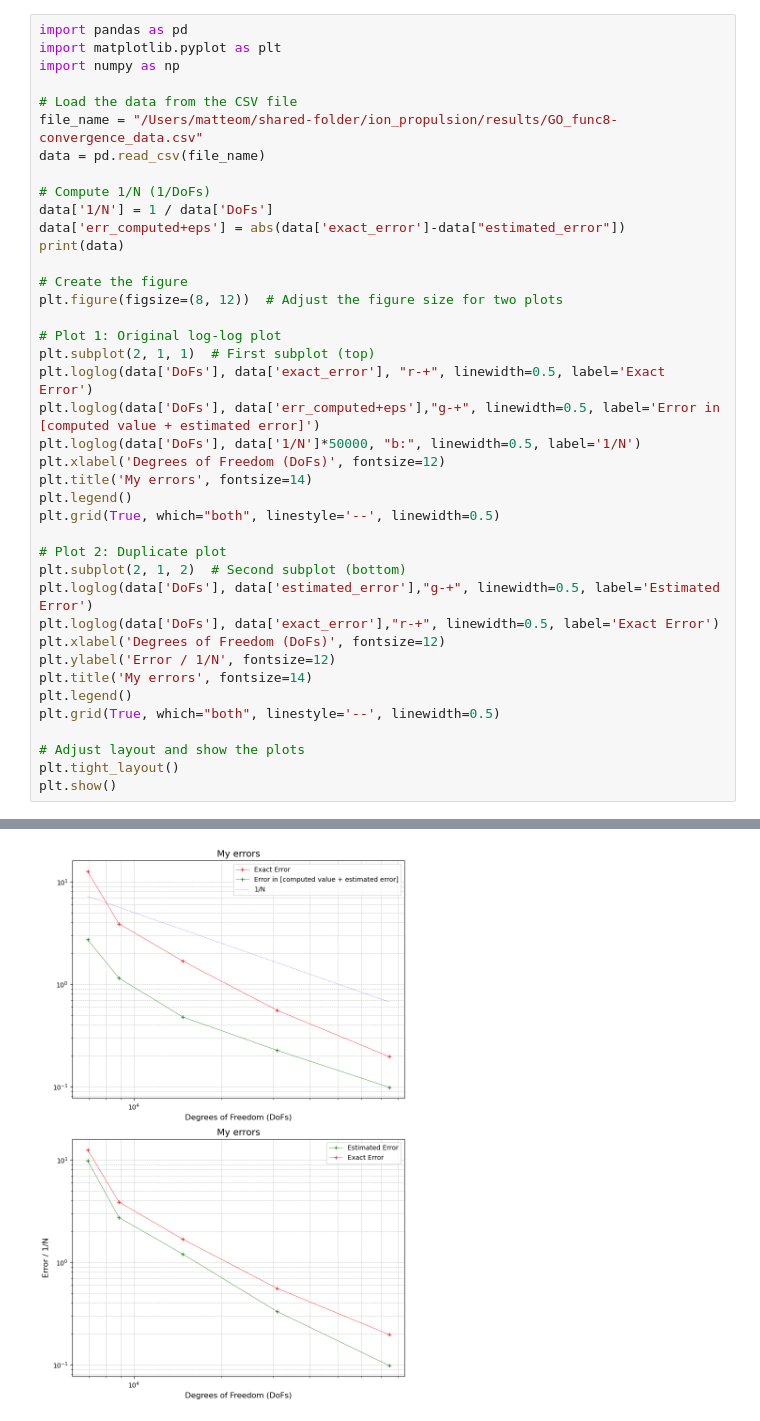
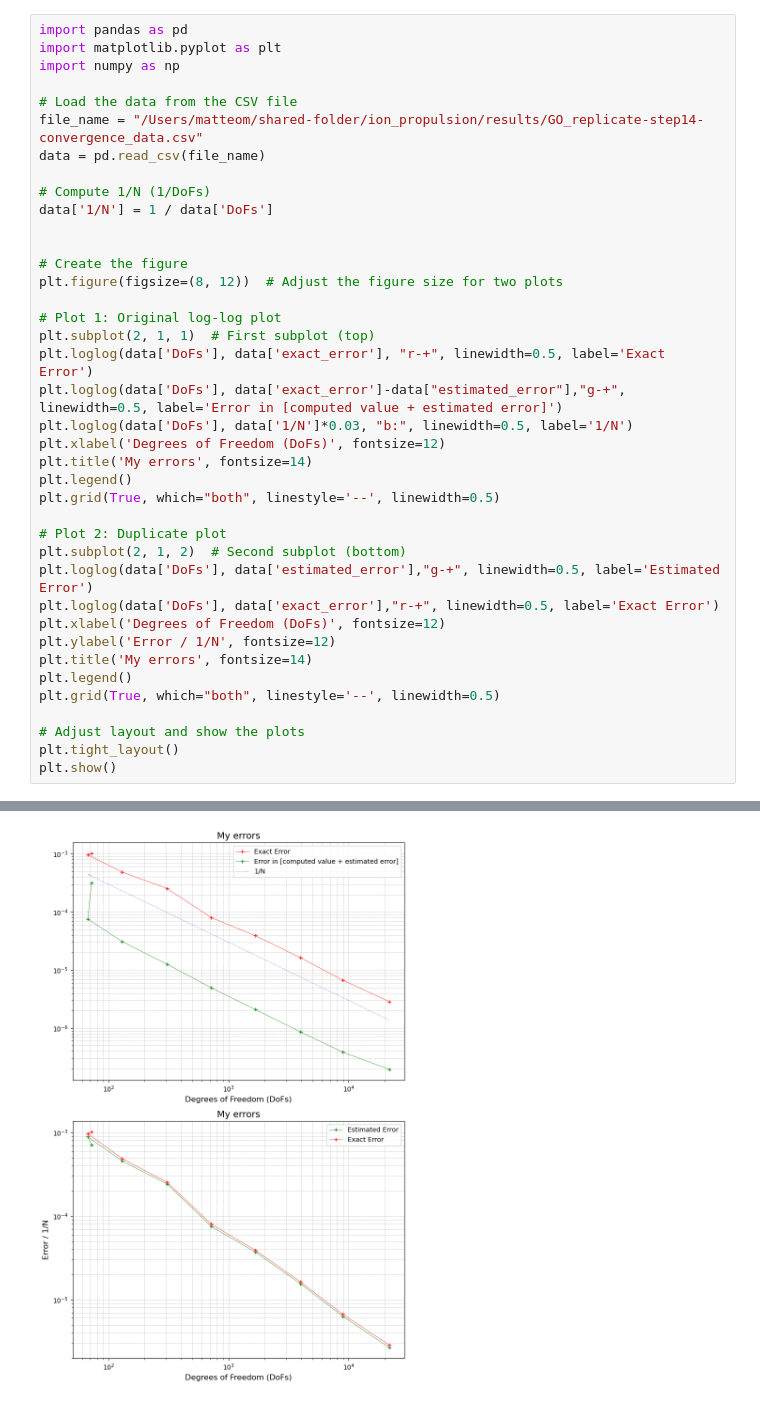
Before and after one commit to Matteo-Malve/ion_propulsion, a Jupyter notebook: postprocessing/step14_plots.ipynb, the cells around one changed output, grey strips where cells are left out. Drawn from its saved outputs; the diff is of its cells as text.

```diff
--- a/postprocessing/step14_plots.ipynb
+++ b/postprocessing/step14_plots.ipynb
@@ -4,13 +4,12 @@ import matplotlib.pyplot as plt
 import numpy as np
 
 # Load the data from the CSV file
-file_name = "/Users/matteom/shared-folder/ion_propulsion/results/GO_func8-convergence_data.csv"
+file_name = "/Users/matteom/shared-folder/ion_propulsion/results/GO_replicate-step14-convergence_data.csv"
 data = pd.read_csv(file_name)
 
 # Compute 1/N (1/DoFs)
 data['1/N'] = 1 / data['DoFs']
-data['err_computed+eps'] = abs(data['exact_error']-data["estimated_error"])
-print(data)
+
 
 # Create the figure
 plt.figure(figsize=(8, 12))  # Adjust the figure size for two plots
@@ -18,8 +17,8 @@ plt.figure(figsize=(8, 12))  # Adjust the figure size for two plots
 # Plot 1: Original log-log plot
 plt.subplot(2, 1, 1)  # First subplot (top)
 plt.loglog(data['DoFs'], data['exact_error'], "r-+", linewidth=0.5, label='Exact Error')
-plt.loglog(data['DoFs'], data['err_computed+eps'],"g-+", linewidth=0.5, label='Error in [computed value + estimated error]')
-plt.loglog(data['DoFs'], data['1/N']*50000, "b:", linewidth=0.5, label='1/N')
+plt.loglog(data['DoFs'], data['exact_error']-data["estimated_error"],"g-+", linewidth=0.5, label='Error in [computed value + estimated error]')
+plt.loglog(data['DoFs'], data['1/N']*0.03, "b:", linewidth=0.5, label='1/N')
 plt.xlabel('Degrees of Freedom (DoFs)', fontsize=12)
 plt.title('My errors', fontsize=14)
 plt.legend()
@@ -55 +41 @@ plt.show()
-[figure, old version]
+[figure, new version]
```
Also changed, not shown: parts of 16 cells of this notebook, 27 other files.
